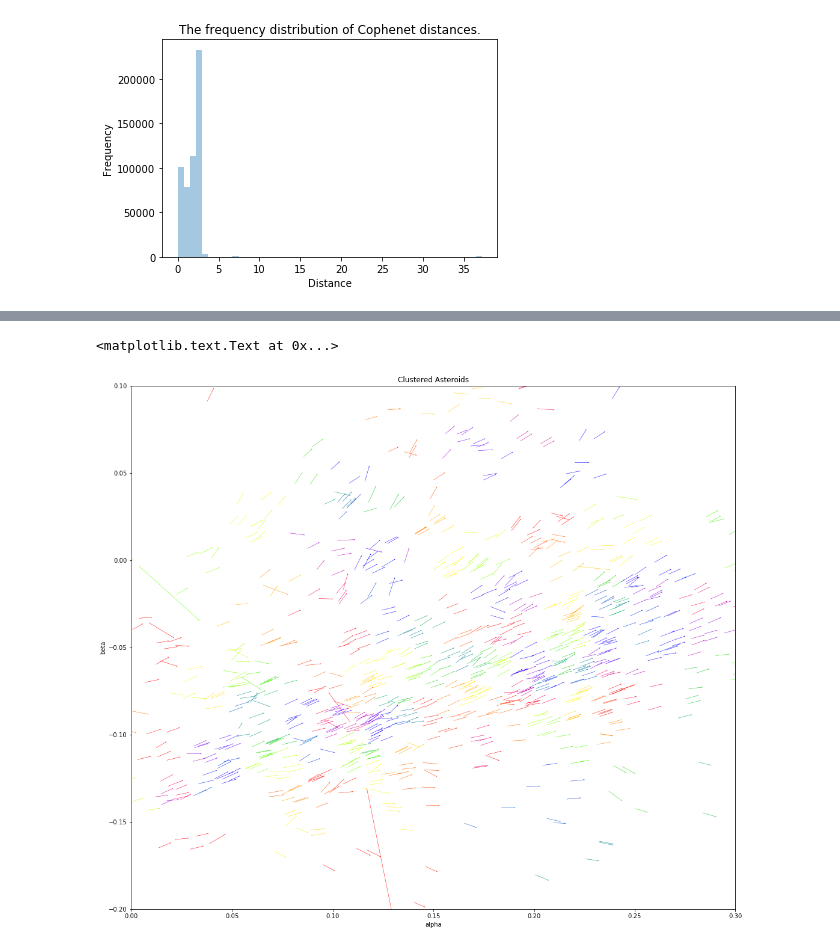
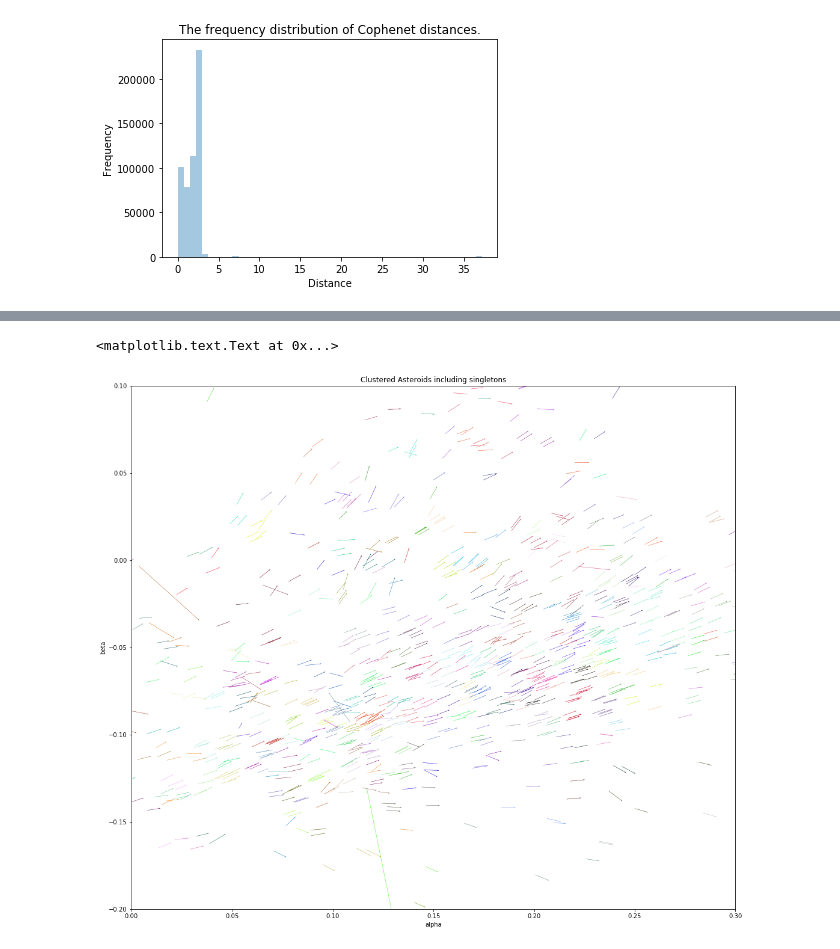
Before and after one commit to pblankley/Asteroid_Tracklets, a Jupyter notebook: Clustering/Cluster_initial_view.ipynb, the cells around one changed output, grey strips where cells are left out. Drawn from its saved outputs; the diff is of its cells as text; code cells hidden in the pictures.

Commit message:
add cleaned up clustering notebook

```diff
--- a/Clustering/Cluster_initial_view.ipynb
+++ b/Clustering/Cluster_initial_view.ipynb
@@ -104,11 +154,12 @@ Here are the goods (kind of).  This plot shows the clustering by color and I thi
 # %%
+# Full asteroid plot with classifications
 fig=plt.figure(figsize=(18, 16))
-plt.quiver(cxs, cys, mxs, mys, clusters_i, cmap='prism',scale=0.2, width=0.0005)
+plt.quiver(cxs, cys, mxs, mys, clusters_md, cmap=cm,scale=0.2, width=0.0005)
 plt.xlim(-0.0, 0.3)
 plt.ylim(-0.2, 0.1)
 plt.xlabel('alpha')
 plt.ylabel('beta')
-plt.title('Clustered Asteroids')
+plt.title('Clustered Asteroids including singletons')
 # %% [output]
 <matplotlib.text.Text at 0x...>
-[figure, old version]
+[figure, new version]
```
Also changed, not shown: parts of 26 cells of this notebook.
